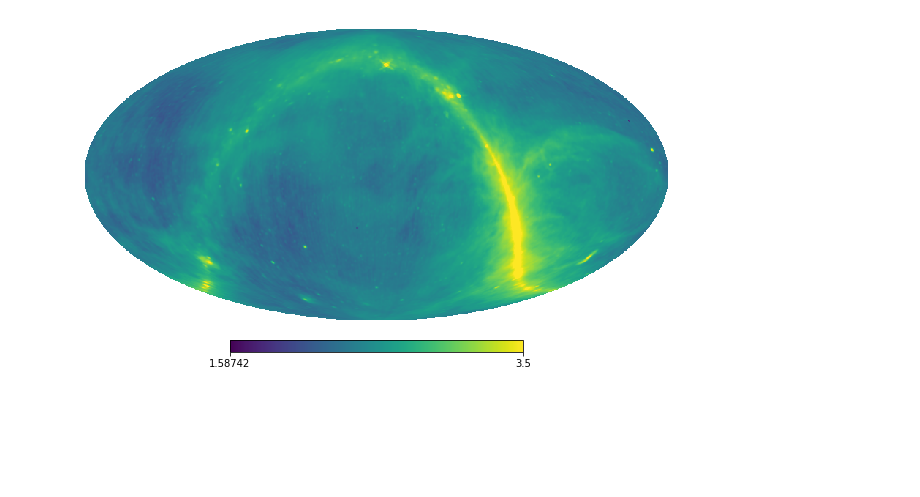
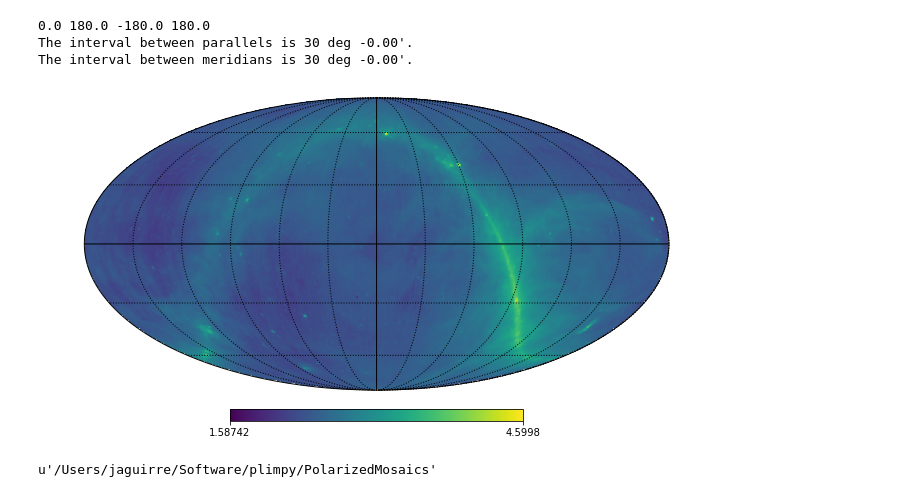
Before and after one commit to UPennEoR/plimpy, a Jupyter notebook: PolarizedMosaics/QuickGSM.ipynb, the cells around one changed output. Drawn from its saved outputs; the diff is of its cells as text; code cells hidden in the pictures; blank space fills up the shorter version.

```diff
--- a/PolarizedMosaics/QuickGSM.ipynb
+++ b/PolarizedMosaics/QuickGSM.ipynb
@@ -7,14 +9,18 @@ from pygsm import GlobalSkyModel2016, GlobalSkyModel
 maps = []
 freqs = np.linspace(150,151,num=1)
 for f in freqs:
-    gsm = GlobalSkyModel(freq_unit='MHz')
+    gsm = GlobalSkyModel(freq_unit='MHz', basemap='haslam')
     gsm.generate(f)
     maps.append(gsm.generated_map_data)
 # %%
 #%matplotlib qt
-hp.mollview(np.log10(maps[0]),title='', notext=True, coord = ['G','C'], max=3.5)
+hp.mollview(np.log10(maps[0]),title='', notext=True, coord = ['G','C'])#, max=3.5)
+hp.graticule()
 #plt.savefig('GSM150MHzEQ.png')
 plt.show()
 # %% [output]
+0.0 180.0 -180.0 180.0
+The interval between parallels is 30 deg -0.00'.
+The interval between meridians is 30 deg -0.00'.
-[figure, old version]
+[figure, new version]
 # %%
@@ -23,0 +28,4 @@ hp.write_map?
+# %%
+pwd
+# %% [output]
+u'/Users/jaguirre/Software/plimpy/PolarizedMosaics'
```
Also changed, not shown: parts of 4 cells of this notebook.
